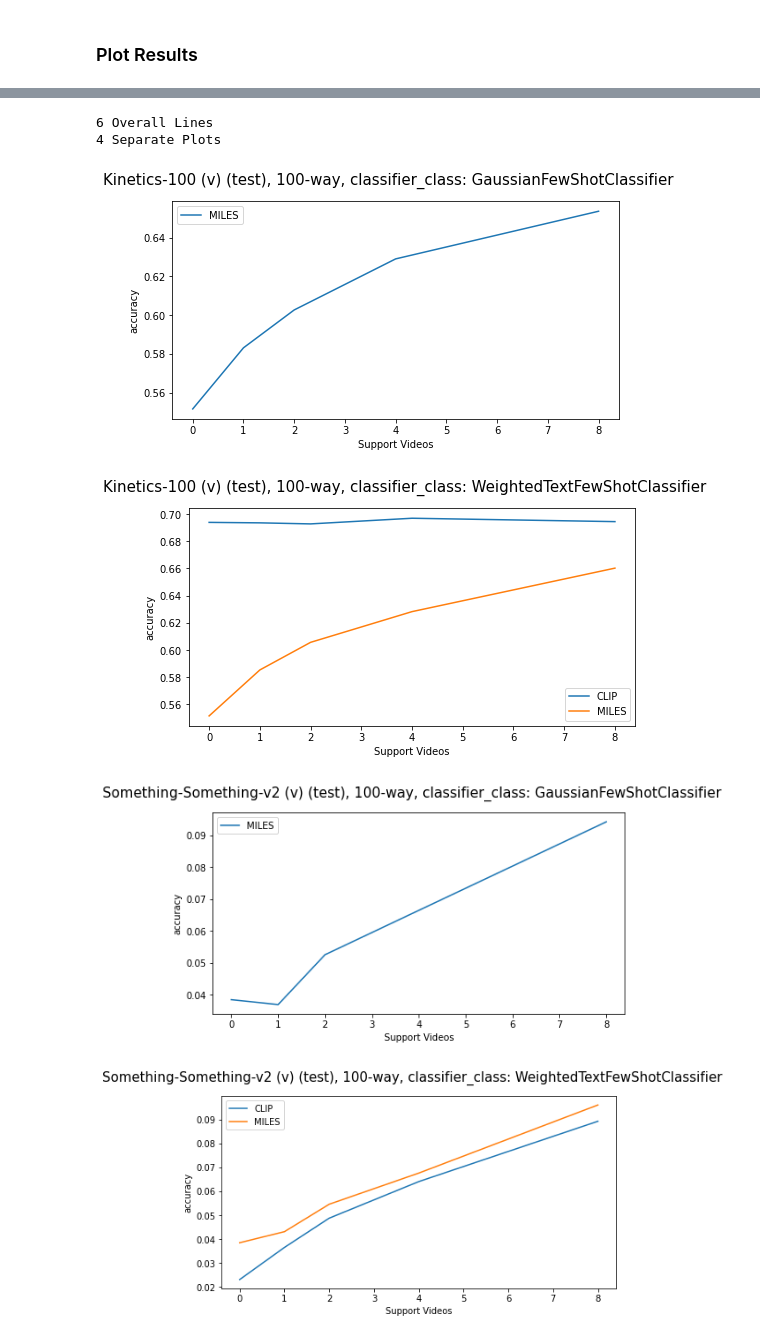
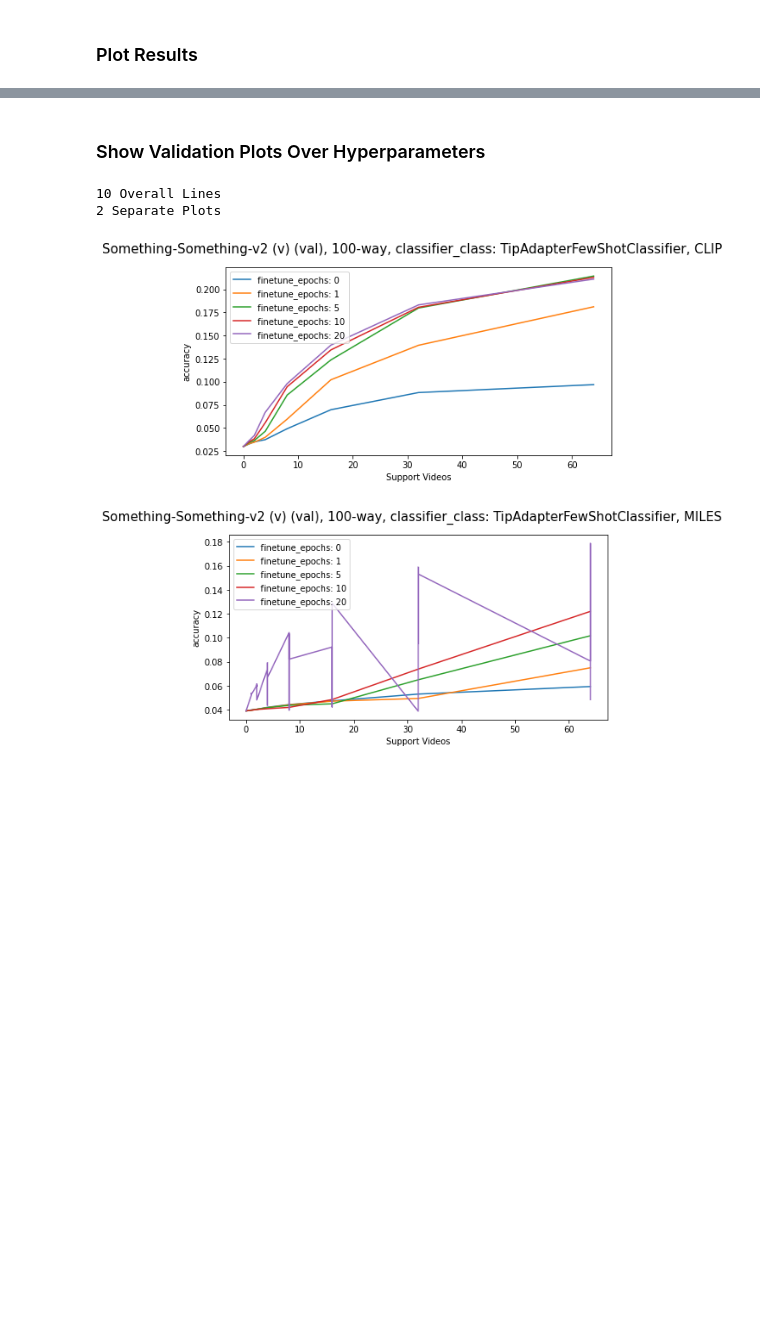
Before and after one commit to zanedurante/vlm_benchmark, a Jupyter notebook: vlm_param_tests.ipynb, the cells around one changed output, grey strips where cells are left out. Drawn from its saved outputs; the diff is of its cells as text; code cells hidden in the pictures; blank space fills up the shorter version.

Commit message:
TIP Adapter

```diff
--- a/vlm_param_tests.ipynb
+++ b/vlm_param_tests.ipynb
@@ -20,7 +21,7 @@ params_dict = {}
 # VLM Params - vlm.____ keys are passed into VLM constructor
 if ENV == "VLM_CLIP":
     from CLIP.CLIPVLM import ClipVLM as VLM
-    params_dict["vlm.num_frames"] = [1, 2, 4, 10]
+    params_dict["vlm.num_frames"] = [10]
 elif ENV == "VLM_MILES":
     from MILES.wrapper import MILES_SimilarityVLM as VLM
 elif ENV == "videoclip":
@@ -35,13 +36,13 @@ else:
     raise NotImplementedError
 
 # Dataset Params - dataset.____ keys are passed into DatasetHandler constructor
-params_dict["dataset.name"] = ["smsm", "kinetics_100"]
+params_dict["dataset.name"] = ["smsm"]
 params_dict["dataset.split"] = ["val", "test"]
 params_dict["dataset.split_type"] = ["video"]
 #params_dict["dataset.class_limit"] = [5]
 
 # Classifier Params - classifier.____ keys are passed into classifier constructor
-if True:
+if False:
     from classifier import WeightedTextFewShotClassifier as Classifier
     params_dict["classifier.text_weight"] = [0, 0.1, 1.0, 4.0, 10.0, 100.0]
     #params_dict["classifier.metric"] = [Similarity.COSINE, Similarity.DOT, Similarity.EUCLID]
@@ -55,7 +56,8 @@ if False:
         "how to",
         "what is",
         "people are",
-        "looks like"
+        "looks like",
+        "a photo of a person doing"
     ]
 if False:
     from classifier import NearestNeighborFewShotClassifier as Classifier
@@ -72,11 +74,12 @@ if False:
     params_dict["classifier.subvideo_segment_duration"] = [1, 2, 5]
     params_dict["classifier.subvideo_max_segments"] = [32]
     params_dict["classifier.subvideo_discard_proportion"] = [0, 0.1, 0.25, 0.5]
-if False:
+if True:
     from classifier import TipAdapterFewShotClassifier as Classifier
-    params_dict["classifier.alpha"] = [1.0]
-    params_dict["classifier.beta"] = [5.5]
-    params_dict["classifier.finetune_epochs"] = [0, 20]
+    params_dict["classifier.alpha"] = [140]#[100, 120, 140] #[0.5, 1.0, 2.0]
+    params_dict["classifier.beta"] = [2.0] #[2.5, 5.5, 10.0]
+    params_dict["classifier.finetune_lr"] = [3e-4]#[1e-4, 3e-4, 1e-3, 3e-3, 1e-2]
+    params_dict["classifier.finetune_epochs"] = [20] #[0, 1, 5, 10, 20]
 
 # Few-Shot Test Params - test.____ keys are passed into few-shot test call
 params_dict["test.n_way"] = [100]
@@ -84,7 +87,7 @@ params_dict["test.n_support"] = [0, 1, 2, 4, 8, 16, 32, 64]
 params_dict["test.n_query"] = [None]
 params_dict["test.n_episodes"] = [10]
 # %%
-test_handler = FewShotTestHandler("new_results.csv")
+test_handler = FewShotTestHandler("tip_adapter.csv")
 # %%
 vlm = None
 cur_vlm_params = None
@@ -169,15 +208,21 @@ KeyError: 'dataset'
+# %% [markdown]
+### Show Validation Plots Over Hyperparameters
 # %%
 plot(
-    optimized_results,
+    optimize_hyperparameters(
+        test_handler.results,
+        hyperparam_cols=["classifier.alpha", "classifier.beta"],
+        average_over_cols=["n_way", "n_support"],
+        val_split="val",
+        test_split="val"
+    ),
     x_col="n_support",
     y_col="accuracy",
-    plot_descriptor_cols=["dataset", "n_way", "classifier_class"],
-    line_descriptor_cols=["vlm_class"]
+    plot_descriptor_cols=["query_dataset", "n_way", "classifier_class", "vlm_class"],
+    line_descriptor_cols=["classifier.finetune_epochs"]
 )
 # %% [output]
-6 Overall Lines
-4 Separate Plots
+10 Overall Lines
+2 Separate Plots
-[figure, old version]
+[figure, new version]
-[figure, old version]
+[figure, new version]
-[figure, removed]
-[figure, removed]
```
Also changed, not shown: parts of 10 cells of this notebook, 3 other files.
